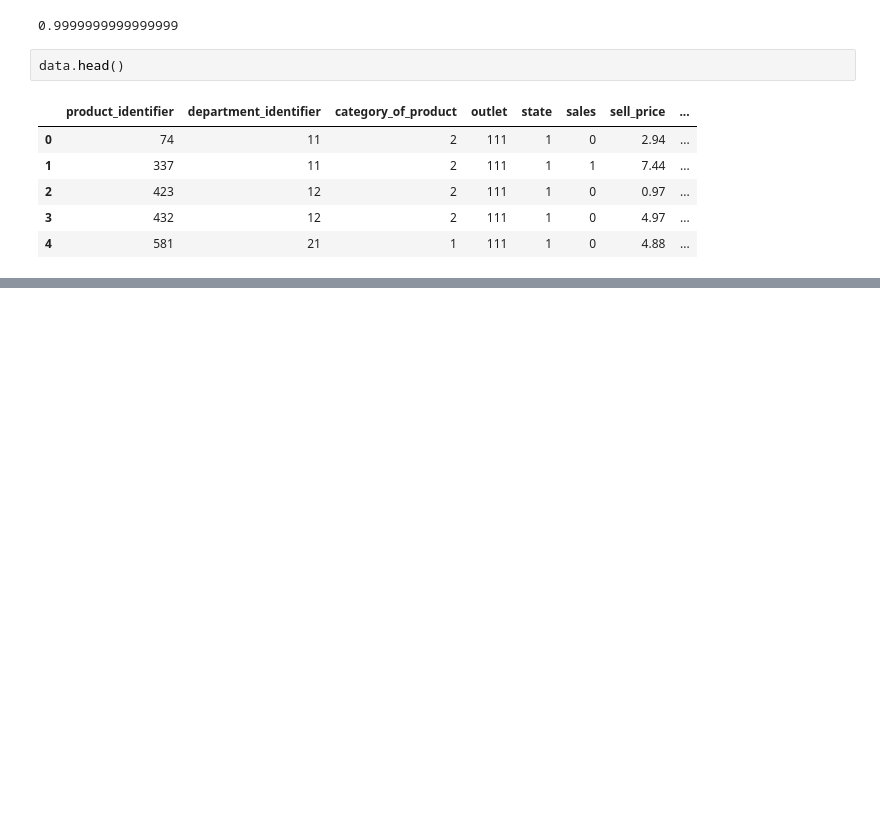
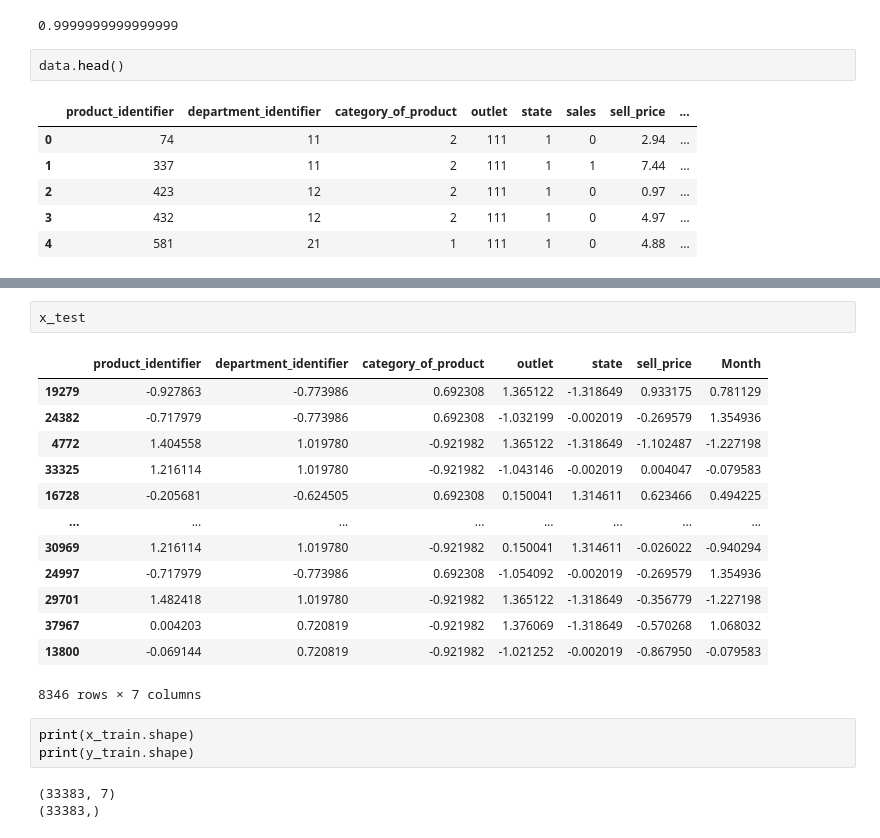
Before and after one commit to kumarprakhar14/Python-Projects, a Jupyter notebook: Data Science/Projects/RegressionProject/fmcg.ipynb, the cells around one changed output, grey strips where cells are left out. Drawn from its saved outputs; the diff is of its cells as text; blank space fills up the shorter version.

```diff
--- a/Data Science/Projects/RegressionProject/fmcg.ipynb
+++ b/Data Science/Projects/RegressionProject/fmcg.ipynb
@@ -411,0 +525,22 @@ data["o"]
+# %%
+x_test
+# %% [output]
+|  | product_identifier | department_identifier | category_of_product | outlet | state | sell_price | Month |
+| 19279 | -0.927863 | -0.773986 | 0.692308 | 1.365122 | -1.318649 | 0.933175 | 0.781129 |
+| 24382 | -0.717979 | -0.773986 | 0.692308 | -1.032199 | -0.002019 | -0.269579 | 1.354936 |
+| 4772 | 1.404558 | 1.019780 | -0.921982 | 1.365122 | -1.318649 | -1.102487 | -1.227198 |
+| 33325 | 1.216114 | 1.019780 | -0.921982 | -1.043146 | -0.002019 | 0.004047 | -0.079583 |
+| 16728 | -0.205681 | -0.624505 | 0.692308 | 0.150041 | 1.314611 | 0.623466 | 0.494225 |
+| ... | ... | ... | ... | ... | ... | ... | ... |
+| 30969 | 1.216114 | 1.019780 | -0.921982 | 0.150041 | 1.314611 | -0.026022 | -0.940294 |
+| 24997 | -0.717979 | -0.773986 | 0.692308 | -1.054092 | -0.002019 | -0.269579 | 1.354936 |
+| 29701 | 1.482418 | 1.019780 | -0.921982 | 1.365122 | -1.318649 | -0.356779 | -1.227198 |
+| 37967 | 0.004203 | 0.720819 | -0.921982 | 1.376069 | -1.318649 | -0.570268 | 1.068032 |
+| 13800 | -0.069144 | 0.720819 | -0.921982 | -1.021252 | -0.002019 | -0.867950 | -0.079583 |
+8346 rows × 7 columns
+# %%
+print(x_train.shape)
+print(y_train.shape)
+# %% [output]
+(33383, 7)
+(33383,)
```
Also changed, not shown: parts of 45 cells of this notebook, 43 other files.
